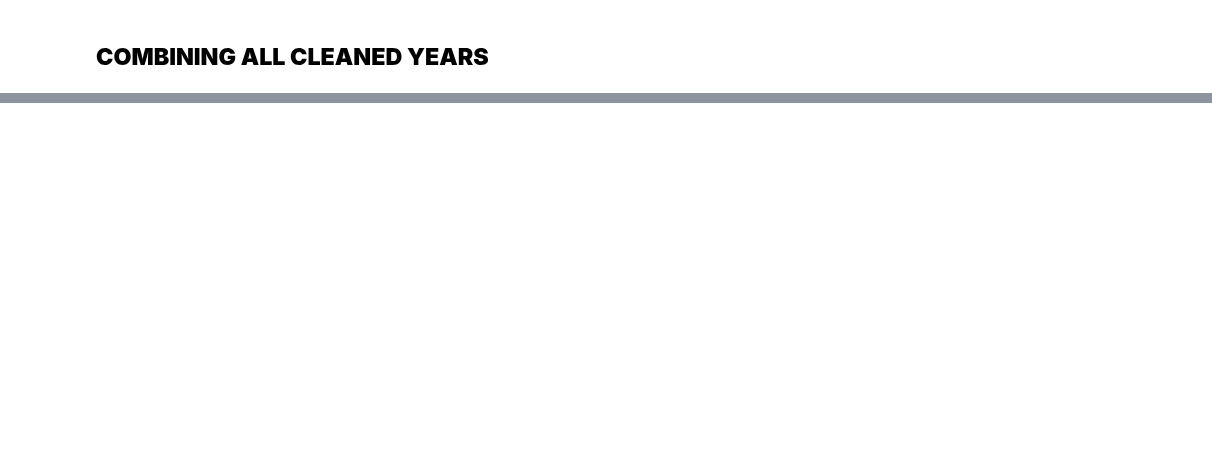
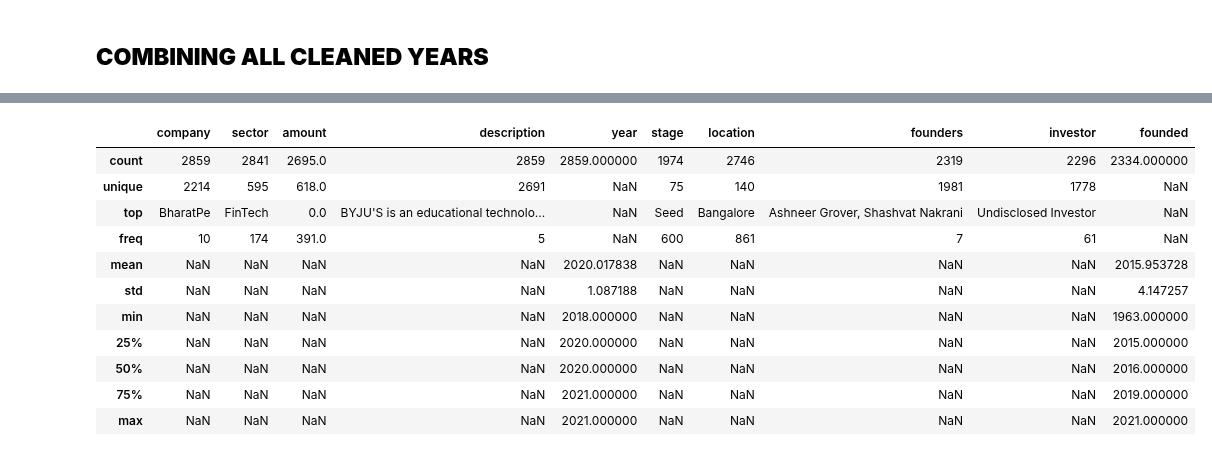
Before and after one commit to Rama-Mwenda/Indian_Ecosystem_Analysis, a Jupyter notebook: Analysis_Notebook.ipynb, the cells around one changed output, grey strips where cells are left out. Cells and saved outputs as stored; diff of their text form; code cells hidden in the pictures; blank space fills up the shorter version.

```diff
--- a/Analysis_Notebook.ipynb
+++ b/Analysis_Notebook.ipynb
@@ -1711,0 +1819,16 @@ comb_df
+# %%
+#checking the description of the combined data
+comb_df.describe(include = 'all')
+# %% [output]
+|  | company | sector | amount | description | year | stage | location | founders | investor | founded |
+| count | 2859 | 2841 | 2695.0 | 2859 | 2859.000000 | 1974 | 2746 | 2319 | 2296 | 2334.000000 |
+| unique | 2214 | 595 | 618.0 | 2691 | NaN | 75 | 140 | 1981 | 1778 | NaN |
+| top | BharatPe | FinTech | 0.0 | BYJU'S is an educational technolo... | NaN | Seed | Bangalore | Ashneer Grover, Shashvat Nakrani | Undisclosed Investor | NaN |
+| freq | 10 | 174 | 391.0 | 5 | NaN | 600 | 861 | 7 | 61 | NaN |
+| mean | NaN | NaN | NaN | NaN | 2020.017838 | NaN | NaN | NaN | NaN | 2015.953728 |
+| std | NaN | NaN | NaN | NaN | 1.087188 | NaN | NaN | NaN | NaN | 4.147257 |
+| min | NaN | NaN | NaN | NaN | 2018.000000 | NaN | NaN | NaN | NaN | 1963.000000 |
+| 25% | NaN | NaN | NaN | NaN | 2020.000000 | NaN | NaN | NaN | NaN | 2015.000000 |
+| 50% | NaN | NaN | NaN | NaN | 2020.000000 | NaN | NaN | NaN | NaN | 2016.000000 |
+| 75% | NaN | NaN | NaN | NaN | 2021.000000 | NaN | NaN | NaN | NaN | 2019.000000 |
+| max | NaN | NaN | NaN | NaN | 2021.000000 | NaN | NaN | NaN | NaN | 2021.000000 |
```
Also changed, not shown: parts of 33 cells of this notebook.
